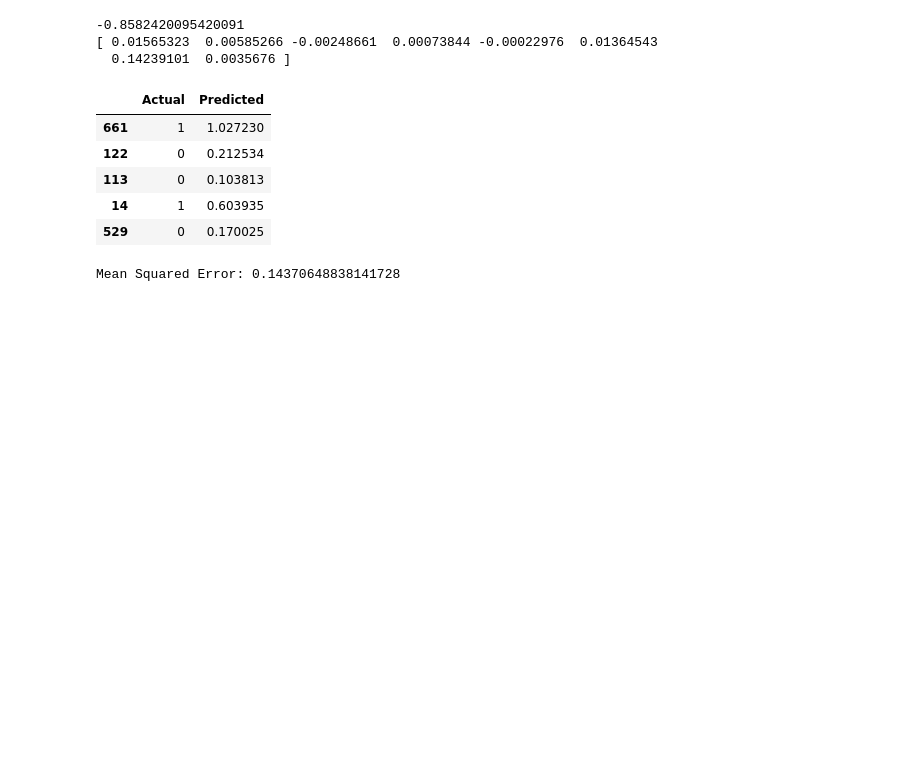
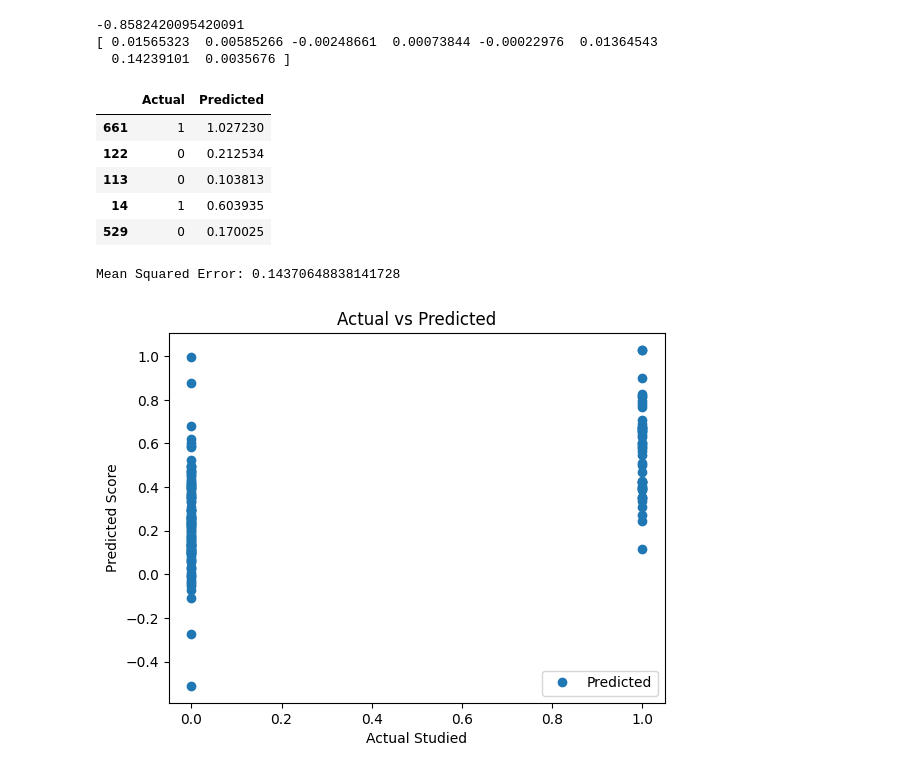
Before and after one commit to y4-5H0/Machine-Learning-Lab, a Jupyter notebook: LabClass04.ipynb, the cells around one changed output. Cells and saved outputs as stored; diff of their text form; code cells hidden in the pictures; blank space fills up the shorter version.

```diff
--- a/LabClass04.ipynb
+++ b/LabClass04.ipynb
@@ -74,3 +74,11 @@ df.head()
 print('Mean Squared Error:', metrics.mean_squared_error(y_test , y_pred))
 # %% [output]
 Mean Squared Error: 0.14370648838141728
+# %%
+df.plot(x="Actual", y="Predicted", style="o")
+plt.title('Actual vs Predicted')
+plt.xlabel('Actual Studied')
+plt.ylabel('Predicted Score')
+plt.show()
+# %% [output]
+[figure, added]
```
